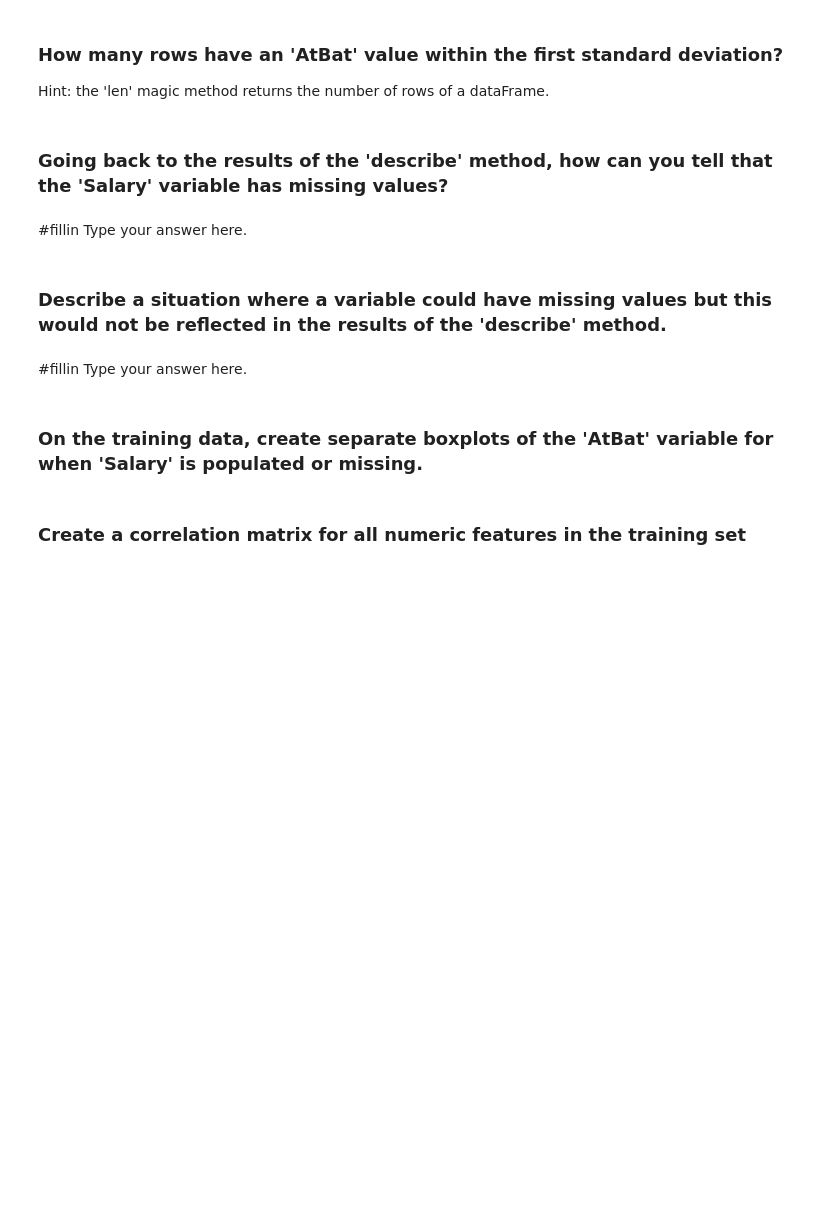
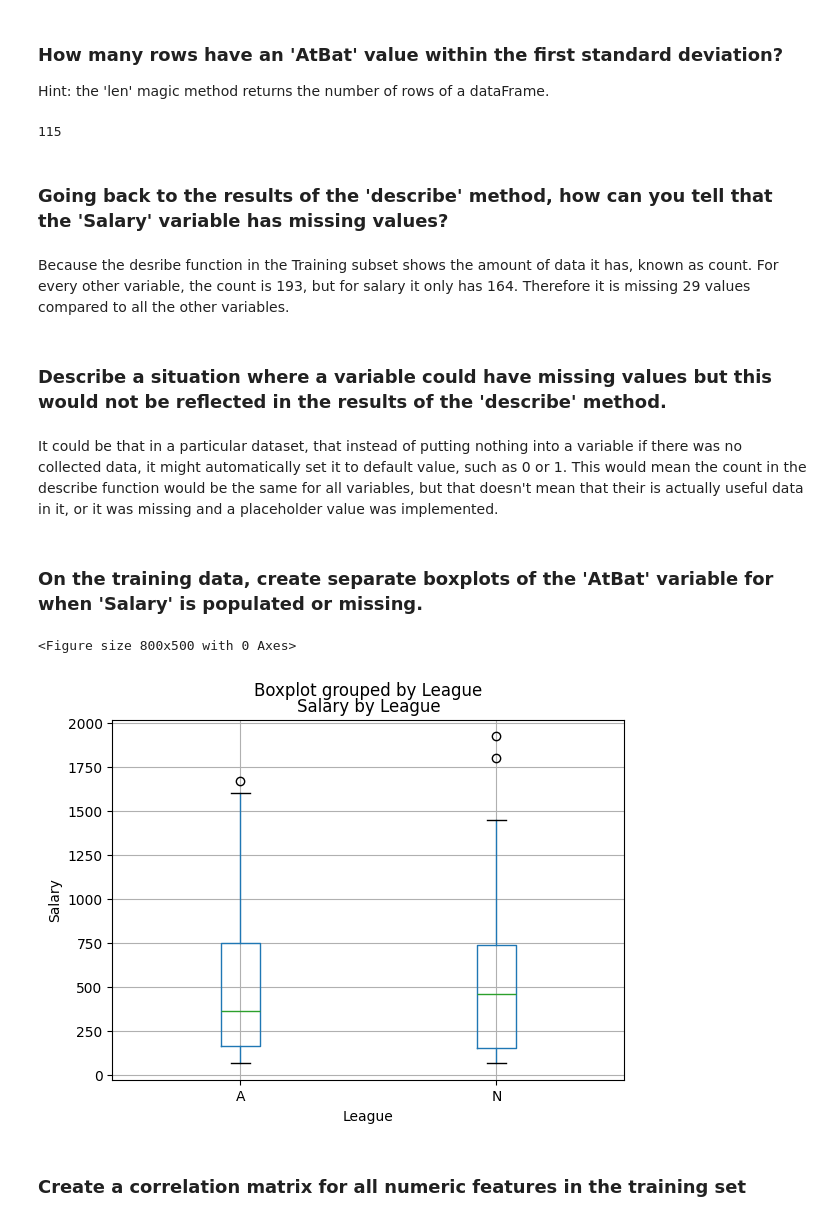
Before and after one commit to Alakazam992/code_2600, a Jupyter notebook: mod03_eda.ipynb, the cells around one changed output. Drawn from its saved outputs; the diff is of its cells as text; code cells hidden in the pictures; blank space fills up the shorter version.

Commit message:
stuck on boxplot cell

```diff
--- a/mod03_eda.ipynb
+++ b/mod03_eda.ipynb
@@ -75,24 +108,37 @@ Train, Test = train_test_split(Hitters,
 ### Let's standardize the AtBat feature (i.e., normalize by z-scores). We'll create a new column in the training data called 'AtBat_st' to represent this.
 # %%
 #fillin
+Train['AtBat_st'] = (Train['AtBat'] - Train['AtBat'].mean()) / Train['AtBat'].std()
 # %% [markdown]
 ### How many rows have an 'AtBat' value within the first standard deviation?
 
 Hint: the 'len' magic method returns the number of rows of a dataFrame.
 # %%
 #fillin
+len(Train[(Train['AtBat_st'] >= -1) & (Train['AtBat_st'] <= 1)])
+# %% [output]
+115
 # %% [markdown]
 ### Going back to the results of the 'describe' method, how can you tell that the 'Salary' variable has missing values?
 # %% [markdown]
-#fillin Type your answer here.
+Because the desribe function in the Training subset shows the amount of data it has, known as count. For every other variable, the count is 193, but for salary it only has 164. Therefore it is missing 29 values compared to all the other variables.
 # %% [markdown]
 ### Describe a situation where a variable could have missing values but this would not be reflected in the results of the 'describe' method.
 # %% [markdown]
-#fillin Type your answer here.
+It could be that in a particular dataset, that instead of putting nothing into a variable if there was no collected data, it might automatically set it to default value, such as 0 or 1. This would mean the count in the describe function would be the same for all variables, but that doesn't mean that their is actually useful data in it, or it was missing and a placeholder value was implemented.
 # %% [markdown]
 ### On the training data, create separate boxplots of the 'AtBat' variable for when 'Salary' is populated or missing.
 # %%
 #fillin
+plt.figure(figsize=(8,5))
+Train.boxplot(column='Salary', by='League')
+plt.title('Salary by League')
+plt.xlabel('League')
+plt.ylabel('Salary')
+plt.show()
+# %% [output]
+<Figure size 800x500 with 0 Axes>
+[figure, added]
 # %% [markdown]
 ### Create a correlation matrix for all numeric features in the training set
 # %%
```
Also changed, not shown: parts of 4 cells of this notebook, 1 other file.
